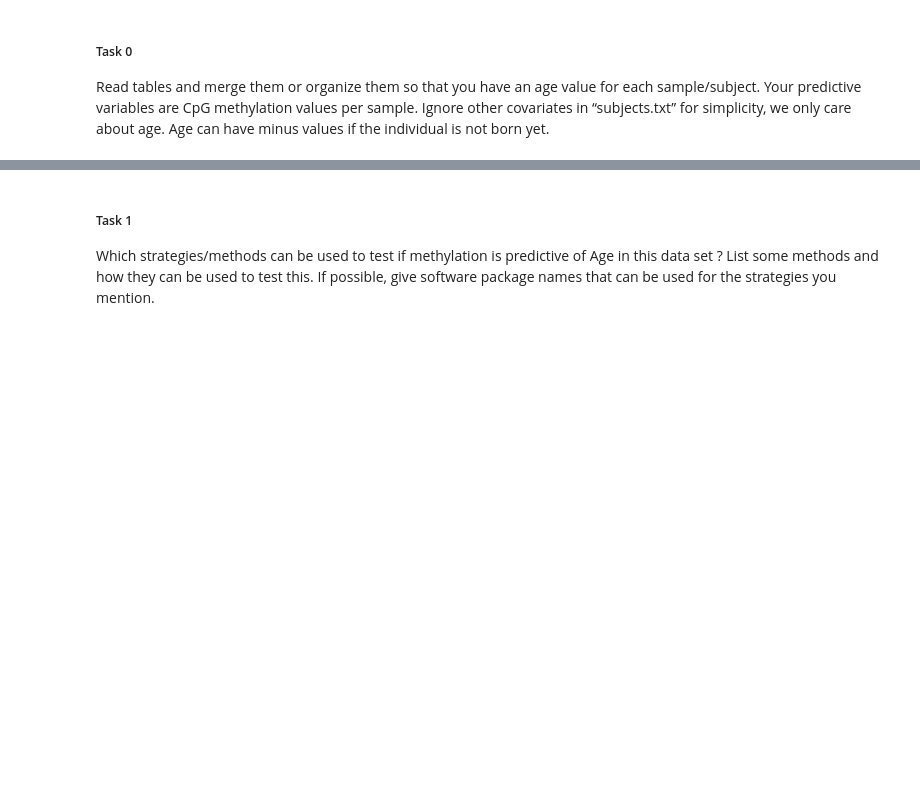
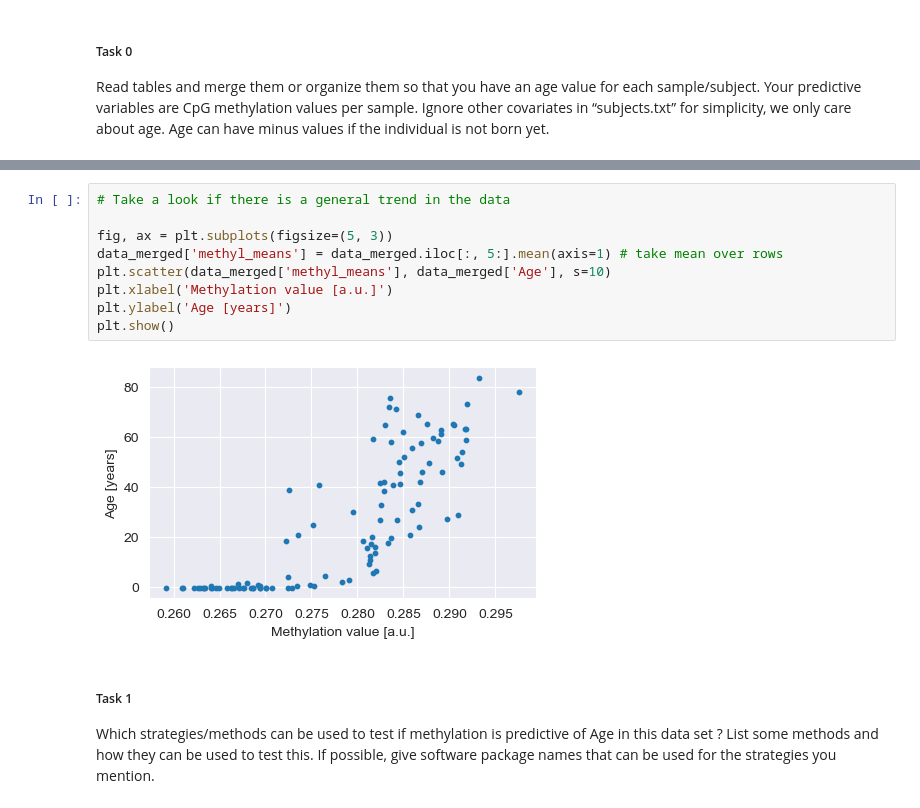
Before and after one commit to olxssa/computational_genomics, a Jupyter notebook: Final_Report.ipynb, the cells around one changed output, grey strips where cells are left out. Drawn from its saved outputs; the diff is of its cells as text; blank space fills up the shorter version.

```diff
--- a/Final_Report.ipynb
+++ b/Final_Report.ipynb
@@ -85,3 +92,14 @@ Number of CpG methylation sites: 27578
+# %%
+# Take a look if there is a general trend in the data
+
+fig, ax = plt.subplots(figsize=(5, 3))
+data_merged['methyl_means'] = data_merged.iloc[:, 5:].mean(axis=1) # take mean over rows
+plt.scatter(data_merged['methyl_means'], data_merged['Age'], s=10)
+plt.xlabel('Methylation value [a.u.]')
+plt.ylabel('Age [years]')
+plt.show()
+# %% [output]
+[figure, added]
 # %% [markdown]
 ##### Task 1
 Which strategies/methods can be used to test if methylation is predictive of Age in this data set ? List some methods and how they can be used to test this. If possible, give software package names that can be used for the strategies you mention.
```
Also changed, not shown: parts of 5 cells of this notebook, 2 other files.
